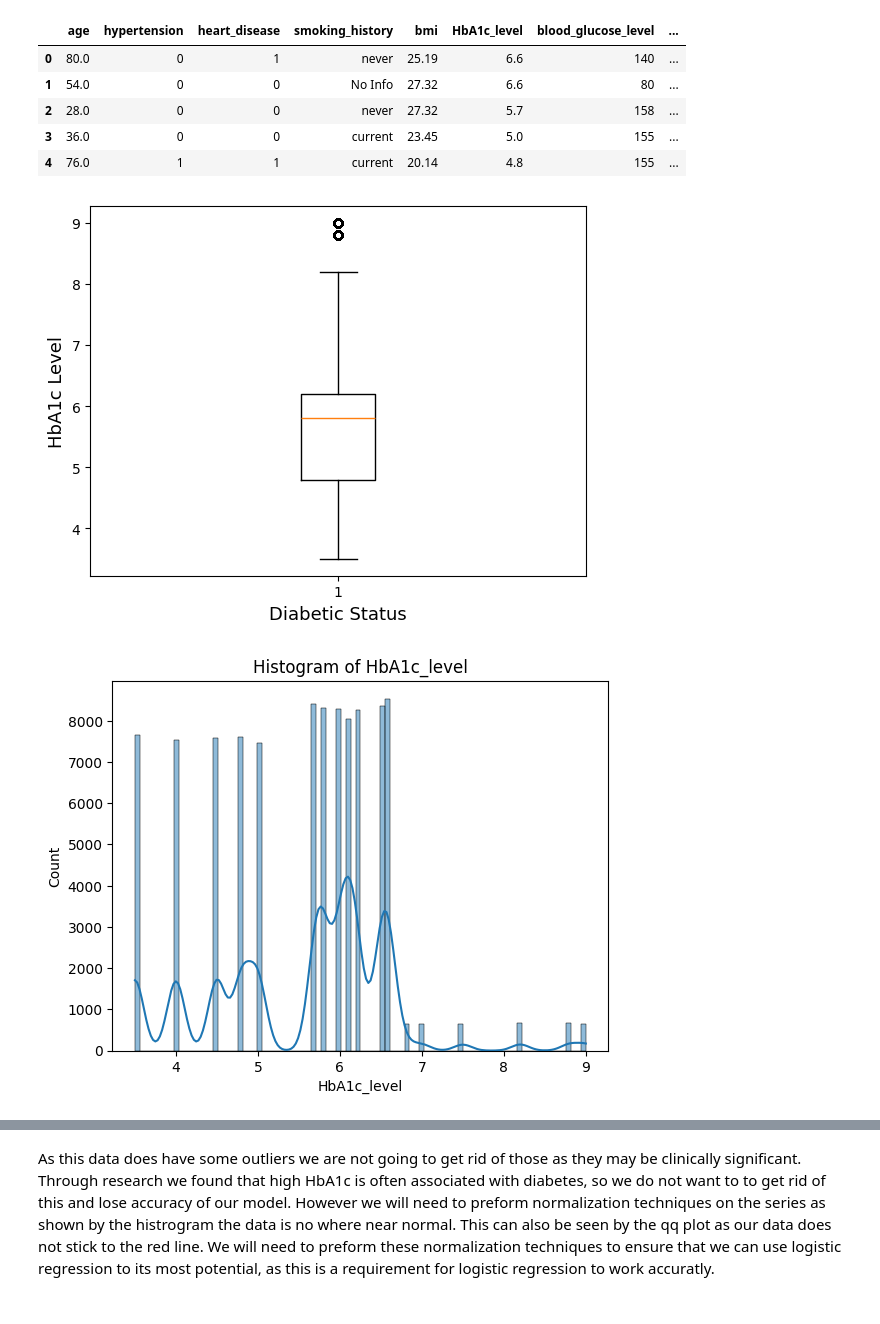
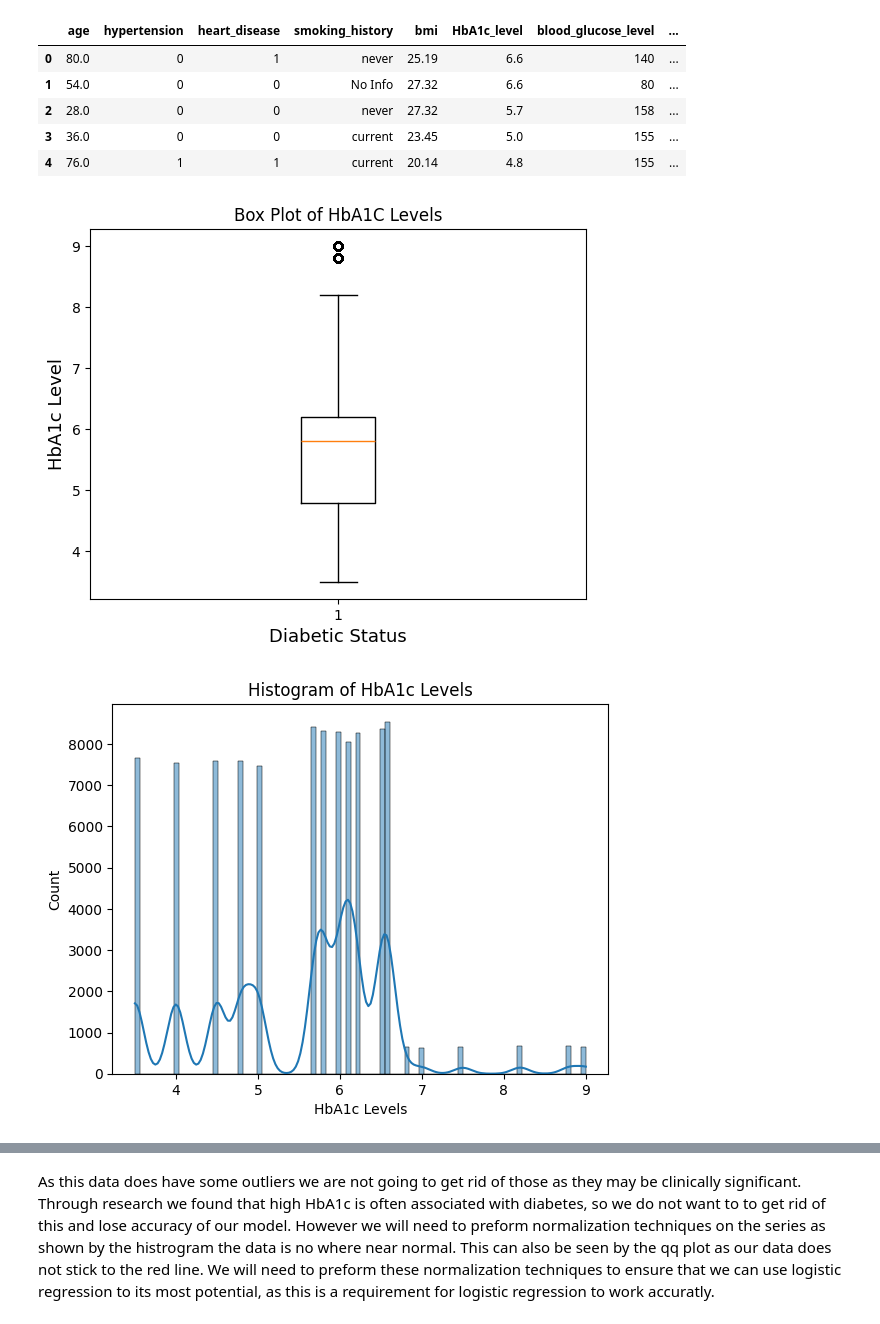
Before and after one commit to CBreach/352Project, a Jupyter notebook: finalProject.ipynb, the cells around one changed output, grey strips where cells are left out. Drawn from its saved outputs; the diff is of its cells as text; code cells hidden in the pictures.

Commit message:
Just adjusted the plots a bit in order to add titles/axis names and minor tweaks like that

```diff
--- a/finalProject.ipynb
+++ b/finalProject.ipynb
@@ -174,15 +176,18 @@ df.head()
 # %%
 fig, ax = plt.subplots()
 ax.boxplot(x=df["HbA1c_level"])
+plt.title("Box Plot of HbA1C Levels")
 plt.ylabel("HbA1c Level", fontsize=13)
 plt.xlabel("Diabetic Status", fontsize=13)
 plt.show()
 sns.histplot(df["HbA1c_level"], kde=True)
-plt.title(f'Histogram of HbA1c_level')
+plt.title(f'Histogram of HbA1c Levels')
+plt.xlabel("HbA1c Levels")
 plt.show()
 probplot(df["HbA1c_level"], dist="norm", plot=plt)
-plt.title(f'Q-Q Plot of HbA1c_level')
+plt.title(f'Q-Q Plot of HbA1c Levels')
+plt.xlabel("Theoretical Quantiles")
 plt.show()
 # %% [output]
-[figure, old version]
+[figure, new version]
-[figure, old version]
+[figure, new version]
```
Also changed, not shown: parts of 3 cells of this notebook.
